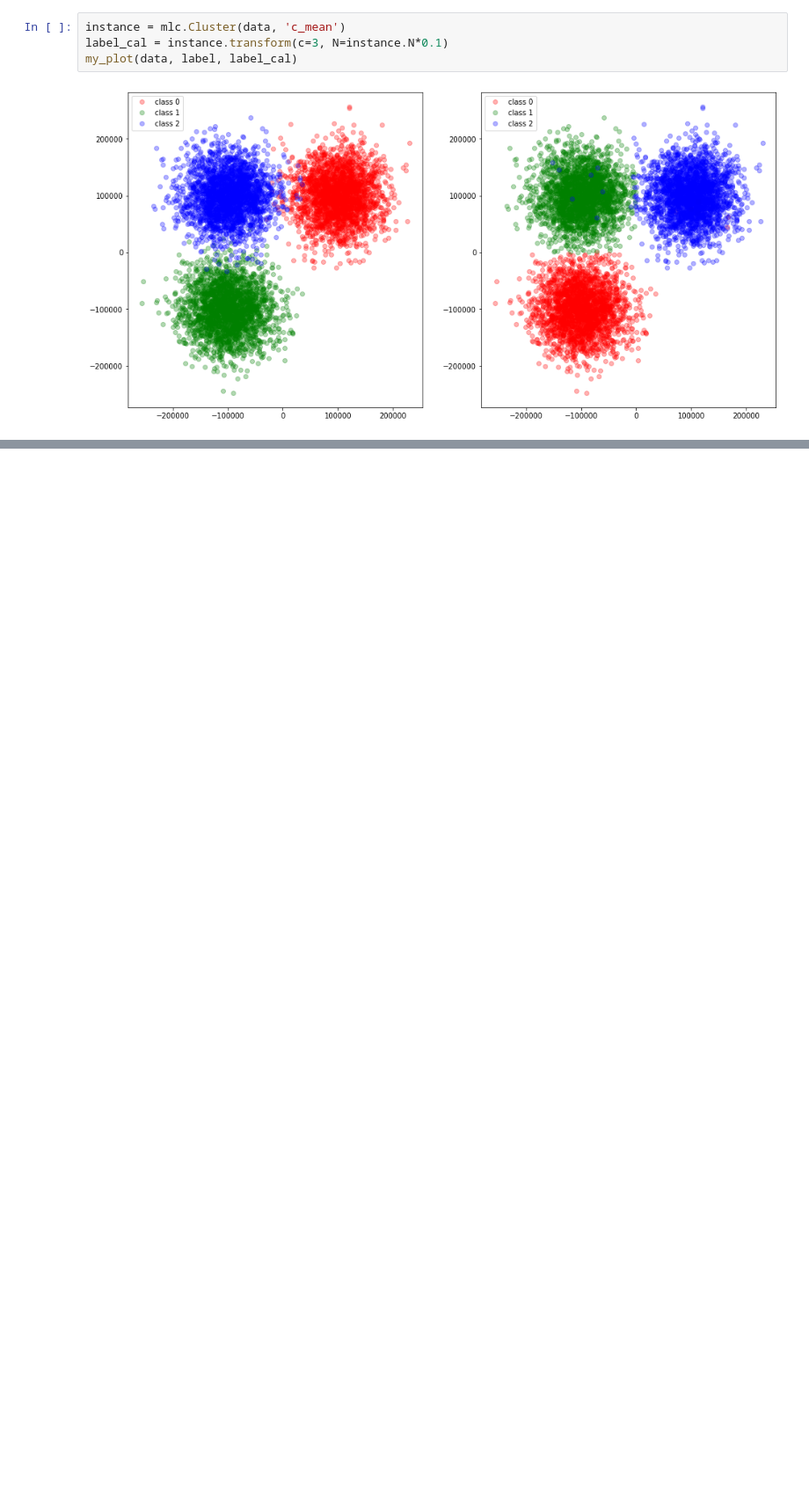
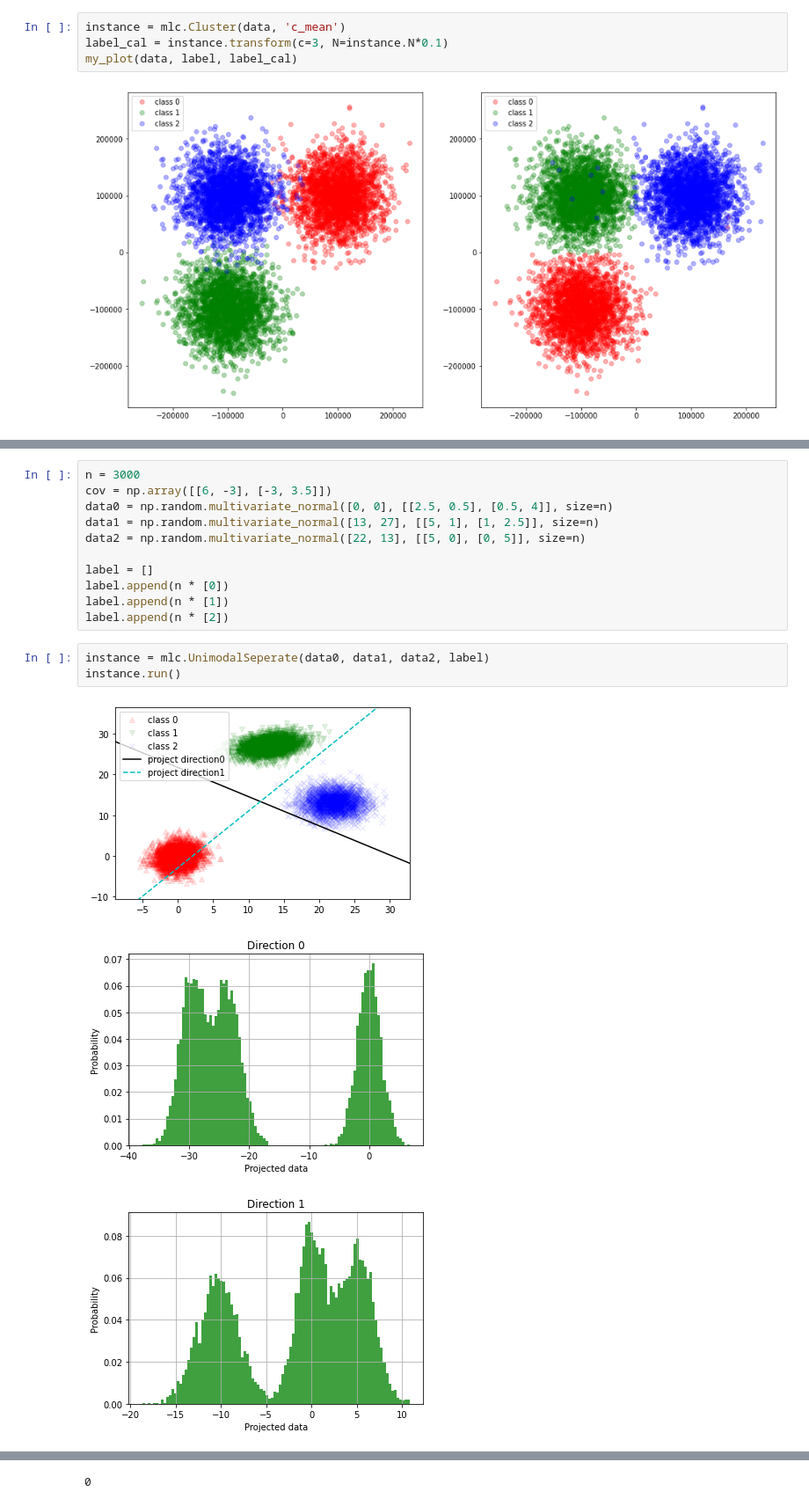
Before and after one commit to ZhuBodian/mo_shi_shi_bie_4, a Jupyter notebook: example.ipynb, the cells around one changed output, grey strips where cells are left out. Shown at 88% size. Drawn from its saved outputs; the diff is of its cells as text; blank space fills up the shorter version.

```diff
--- a/example.ipynb
+++ b/example.ipynb
@@ -914,0 +924,18 @@ my_plot(data, label, label_cal)
+# %%
+n = 3000
+cov = np.array([[6, -3], [-3, 3.5]])
+data0 = np.random.multivariate_normal([0, 0], [[2.5, 0.5], [0.5, 4]], size=n)
+data1 = np.random.multivariate_normal([13, 27], [[5, 1], [1, 2.5]], size=n)
+data2 = np.random.multivariate_normal([22, 13], [[5, 0], [0, 5]], size=n)
+
+label = []
+label.append(n * [0])
+label.append(n * [1])
+label.append(n * [2])
+# %%
+instance = mlc.UnimodalSeperate(data0, data1, data2, label)
+instance.run()
+# %% [output]
+[figure, added]
+[figure, added]
+[figure, added]
@@ -914,0 +943 @@ my_plot(data, label, label_cal)
+0
```
Also changed, not shown: parts of 5 cells of this notebook, 1 other file.
